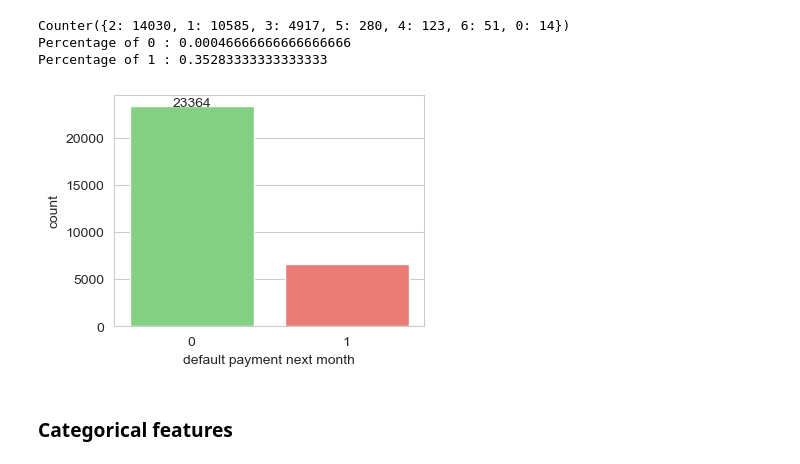
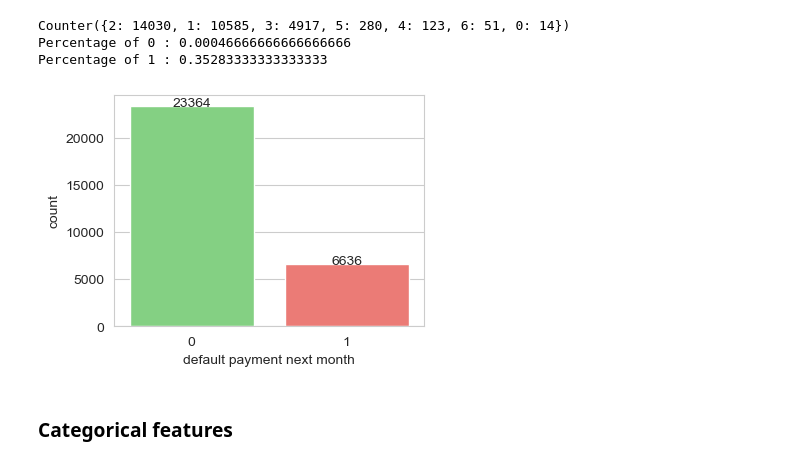
Before and after one commit to francescodisalvo05/credit-card-default, a Jupyter notebook: notebooks/EDA.ipynb, the cells around one changed output. Saved outputs shown, nothing was run; the diff lists cells and outputs as text; code cells hidden in the pictures.

```diff
--- a/notebooks/EDA.ipynb
+++ b/notebooks/EDA.ipynb
@@ -107,25 +107,20 @@ Percentage of 1 : 0.35283333333333333
 # %%
 plt.figure(figsize=(4,3))
 graph_target = sns.countplot(x="default payment next month", data=df, palette=['#77DD76','#FF6962'])
 
 i=0
 for p in graph_target.patches:
     height = p.get_height()
 
     str_plot = f'{df["default payment next month"].value_counts()[i]}'
 
     graph_target.text(p.get_x()+p.get_width()/2., height + 0.1, str_plot, ha="center")
     i += 1
 
-    if i == 1:
-        break
-    else:
-        i += 1
-
 plt.savefig('../images/02-count_plot.svg')
 plt.show()
 # %% [output]
-[figure, old version]
+[figure, new version]
 # %% [markdown]
 ### Categorical features
 # %%
```
